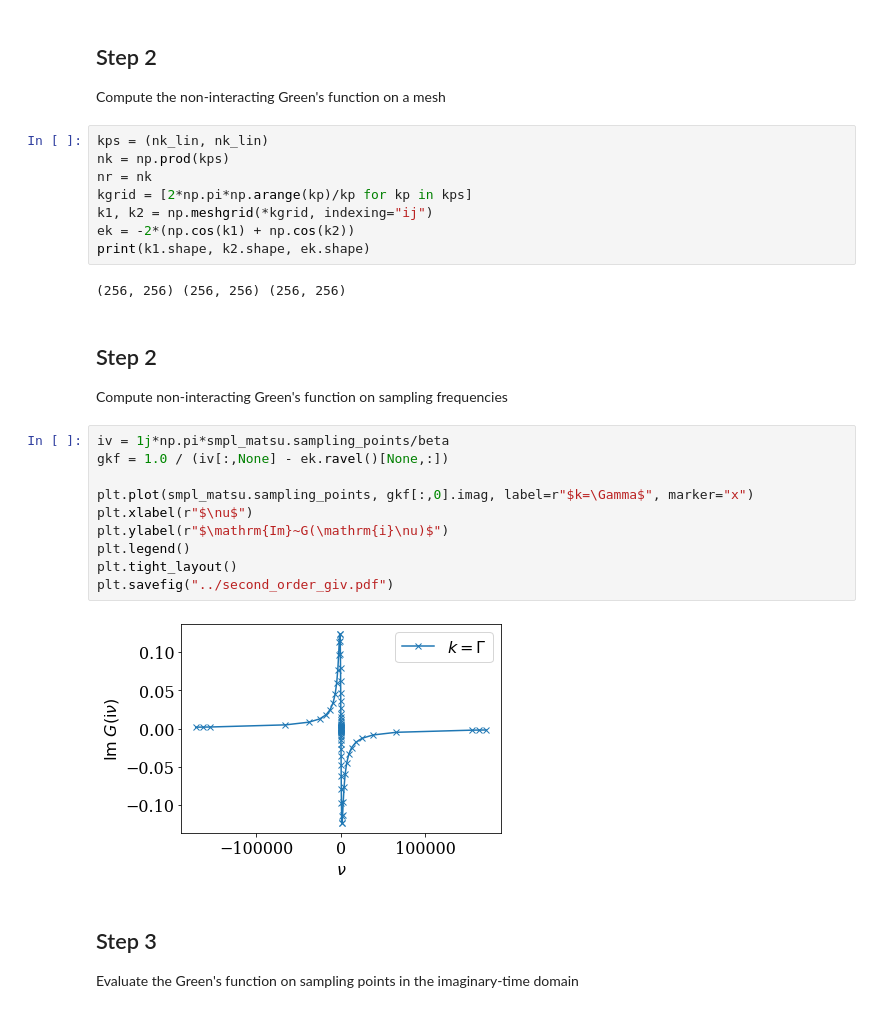
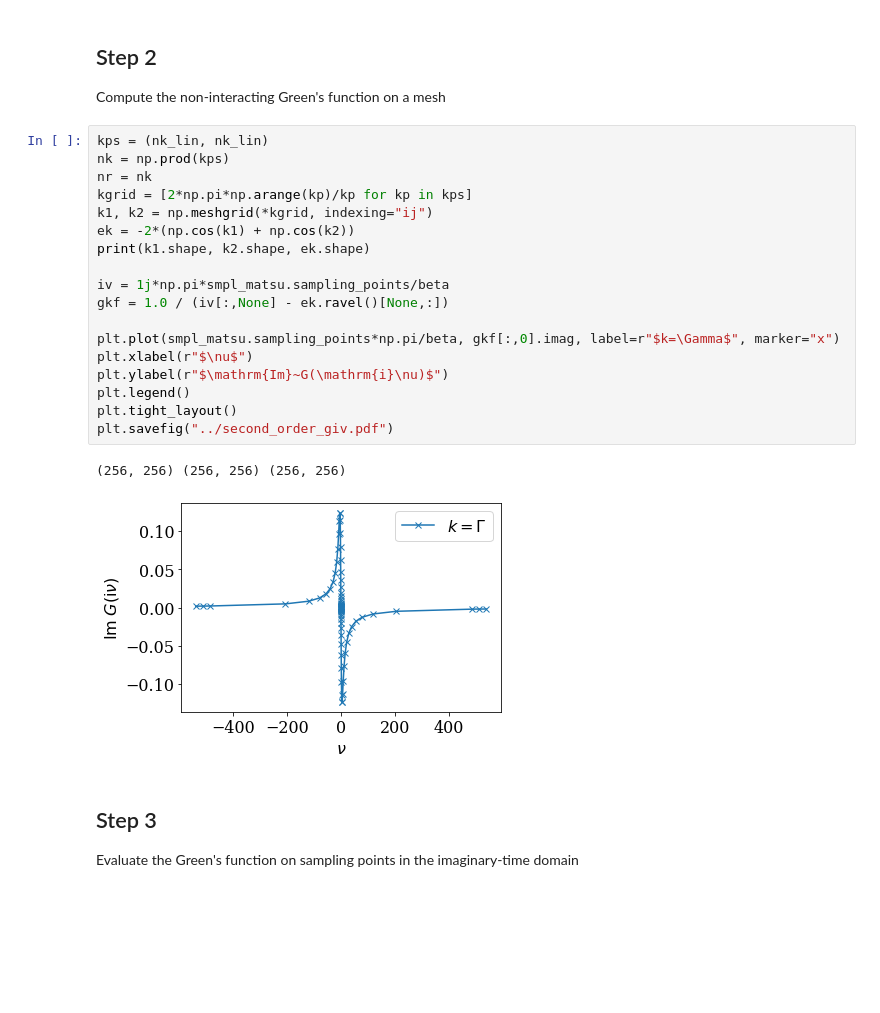
Before and after one commit to shinaoka/numerical_recipes_many_body_physics, a Jupyter notebook: python/section8.ipynb, the cells around one changed output. Drawn from its saved outputs; the diff is of its cells as text; blank space fills up the shorter version.

```diff
--- a/python/section8.ipynb
+++ b/python/section8.ipynb
@@ -47,28 +47,24 @@ Compute the non-interacting Green's function on a mesh
 # %%
 kps = (nk_lin, nk_lin)
 nk = np.prod(kps)
 nr = nk
 kgrid = [2*np.pi*np.arange(kp)/kp for kp in kps]
 k1, k2 = np.meshgrid(*kgrid, indexing="ij")
 ek = -2*(np.cos(k1) + np.cos(k2))
 print(k1.shape, k2.shape, ek.shape)
+
+iv = 1j*np.pi*smpl_matsu.sampling_points/beta
+gkf = 1.0 / (iv[:,None] - ek.ravel()[None,:])
+
+plt.plot(smpl_matsu.sampling_points*np.pi/beta, gkf[:,0].imag, label=r"$k=\Gamma$", marker="x")
+plt.xlabel(r"$\nu$")
+plt.ylabel(r"$\mathrm{Im}~G(\mathrm{i}\nu)$")
+plt.legend()
+plt.tight_layout()
+plt.savefig("../second_order_giv.pdf")
 # %% [output]
 (256, 256) (256, 256) (256, 256)
+[figure, added]
-# %% [markdown]
-## Step 2
-Compute non-interacting Green's function on sampling frequencies
-# %%
-iv = 1j*np.pi*smpl_matsu.sampling_points/beta
-gkf = 1.0 / (iv[:,None] - ek.ravel()[None,:])
-
-plt.plot(smpl_matsu.sampling_points, gkf[:,0].imag, label=r"$k=\Gamma$", marker="x")
-plt.xlabel(r"$\nu$")
-plt.ylabel(r"$\mathrm{Im}~G(\mathrm{i}\nu)$")
-plt.legend()
-plt.tight_layout()
-plt.savefig("../second_order_giv.pdf")
-# %% [output]
-[figure, removed]
 # %% [markdown]
 ## Step 3
 Evaluate the Green's function on sampling points in the imaginary-time domain
```
Also changed, not shown: parts of 6 cells of this notebook, 10 other files.
